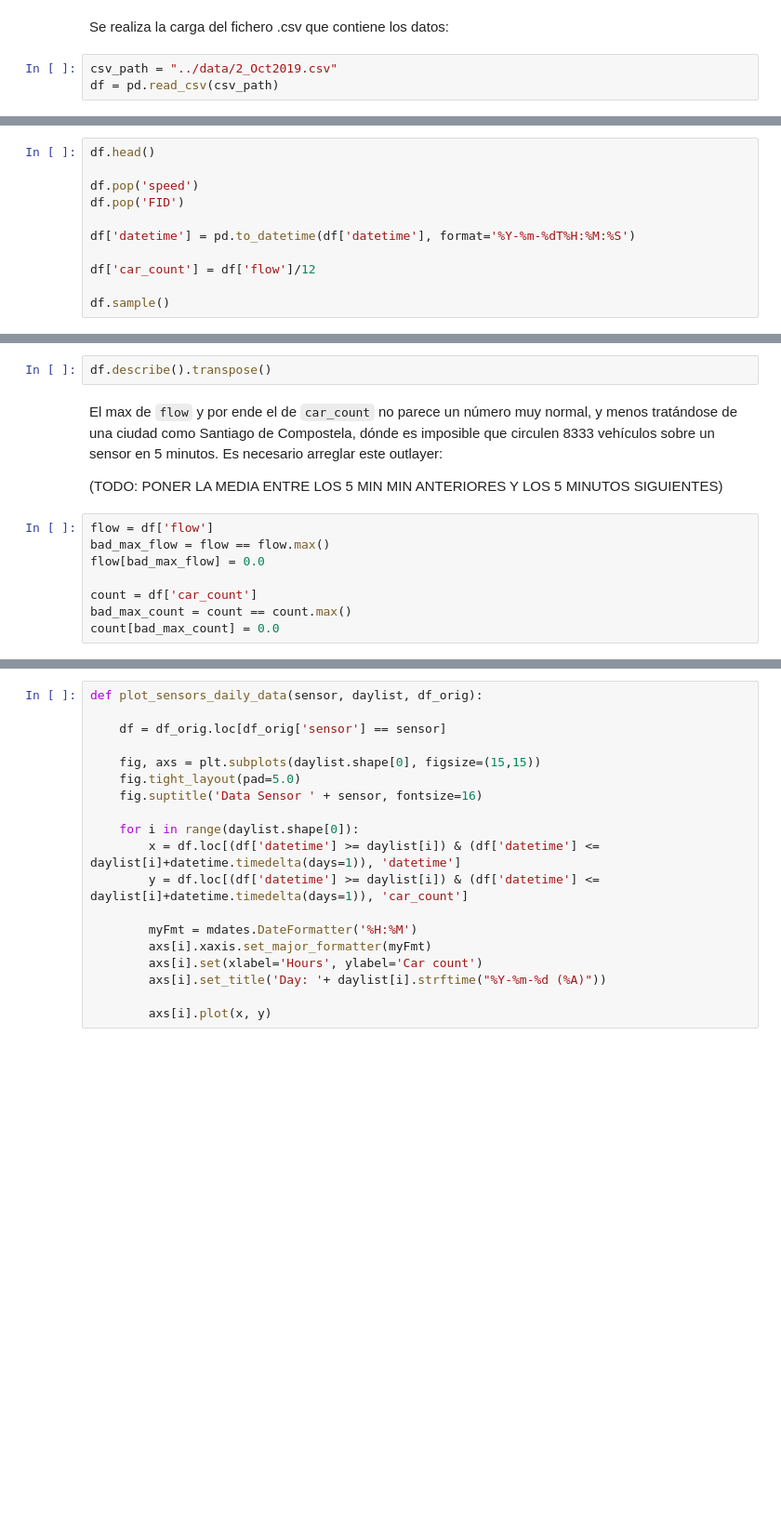
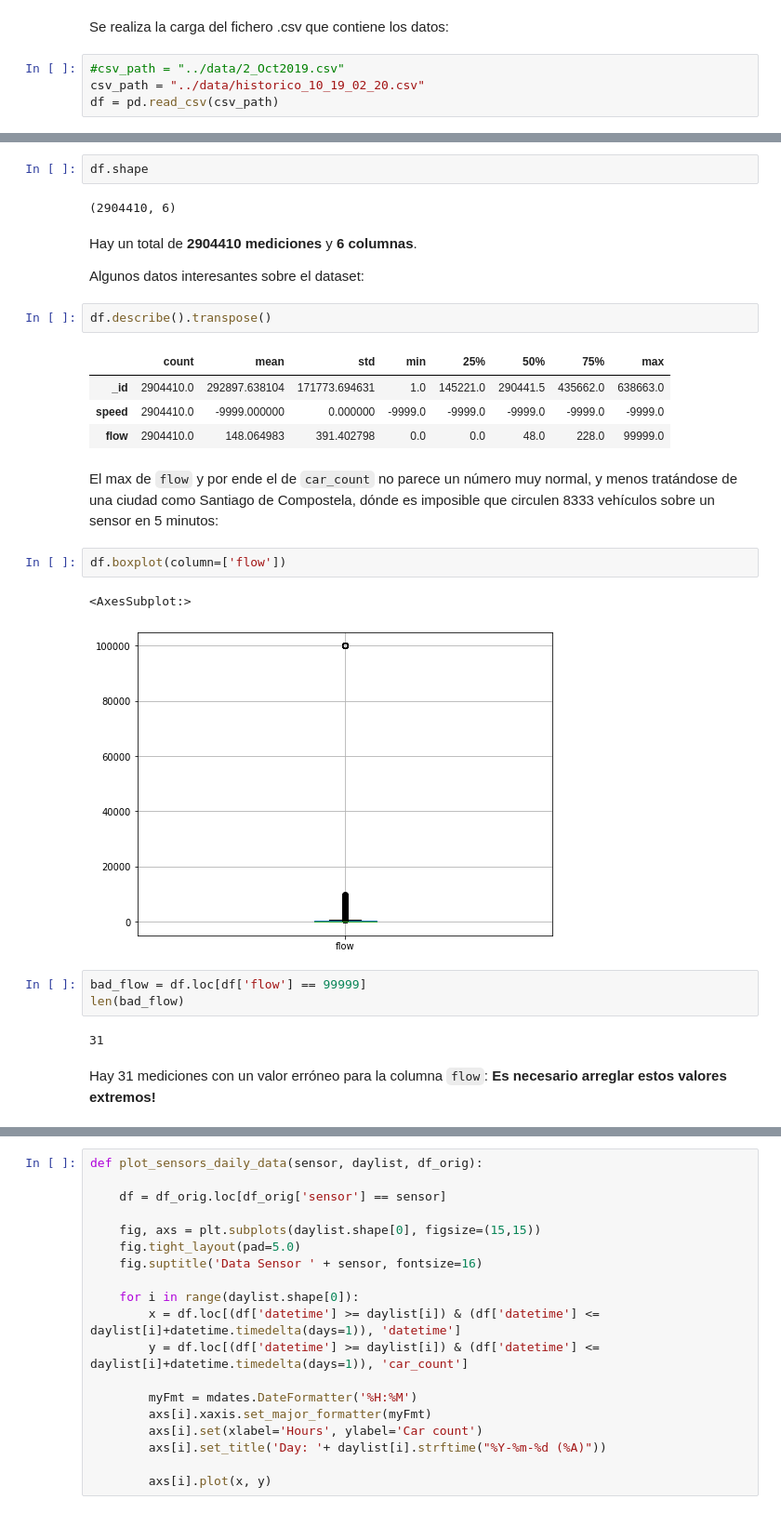
Before and after one commit to albertopmp/TFG, a Jupyter notebook: src/TrafficFlow.ipynb, the cells around one changed output, grey strips where cells are left out. Shown at 93% size. Drawn from its saved outputs; the diff is of its cells as text; blank space fills up the shorter version.

```diff
--- a/src/TrafficFlow.ipynb
+++ b/src/TrafficFlow.ipynb
@@ -27,5 +29,6 @@ mpl.rcParams['axes.grid'] = False
 # %% [markdown]
 Se realiza la carga del fichero .csv que contiene los datos:
 # %%
-csv_path = "../data/2_Oct2019.csv"
+#csv_path = "../data/2_Oct2019.csv"
+csv_path = "../data/historico_10_19_02_20.csv"
 df = pd.read_csv(csv_path)
@@ -34,11 +34,0 @@ Ahora vamos a ver cómo son los datos y los trataremos un poco:
-# %%
-df.head()
-
-df.pop('speed')
-df.pop('FID')
-
-df['datetime'] = pd.to_datetime(df['datetime'], format='%Y-%m-%dT%H:%M:%S')
-
-df['car_count'] = df['flow']/12
-
-df.sample()
@@ -54,16 +62,31 @@ Veamos algunas estadísticas del conjunto de datos:
+# %%
+df.shape
+# %% [output]
+(2904410, 6)
+# %% [markdown]
+Hay un total de **2904410 mediciones** y **6 columnas**.
+
+Algunos datos interesantes sobre el dataset:
 # %%
 df.describe().transpose()
+# %% [output]
+|  | count | mean | std | min | 25% | 50% | 75% | max |
+| _id | 2904410.0 | 292897.638104 | 171773.694631 | 1.0 | 145221.0 | 290441.5 | 435662.0 | 638663.0 |
+| speed | 2904410.0 | -9999.000000 | 0.000000 | -9999.0 | -9999.0 | -9999.0 | -9999.0 | -9999.0 |
+| flow | 2904410.0 | 148.064983 | 391.402798 | 0.0 | 0.0 | 48.0 | 228.0 | 99999.0 |
 # %% [markdown]
 El max de `flow` y por ende el de `car_count` no parece un número muy normal, y menos
 tratándose de una ciudad como Santiago de Compostela, dónde es imposible que circulen 8333
-vehículos sobre un sensor en 5 minutos. Es necesario arreglar este outlayer:
-
-(TODO: PONER LA MEDIA ENTRE LOS 5 MIN MIN ANTERIORES Y LOS 5 MINUTOS SIGUIENTES)
+vehículos sobre un sensor en 5 minutos:
-# %%
-flow = df['flow']
-bad_max_flow = flow == flow.max()
-flow[bad_max_flow] = 0.0
-
-count = df['car_count']
-bad_max_count = count == count.max()
-count[bad_max_count] = 0.0
+# %%
+df.boxplot(column=['flow'])
+# %% [output]
+<AxesSubplot:>
+[figure, added]
+# %%
+bad_flow = df.loc[df['flow'] == 99999]
+len(bad_flow)
+# %% [output]
+31
+# %% [markdown]
+Hay 31 mediciones con un valor erróneo para la columna `flow`: **Es necesario arreglar estos valores extremos!**
```
Also changed, not shown: parts of 55 cells of this notebook.
